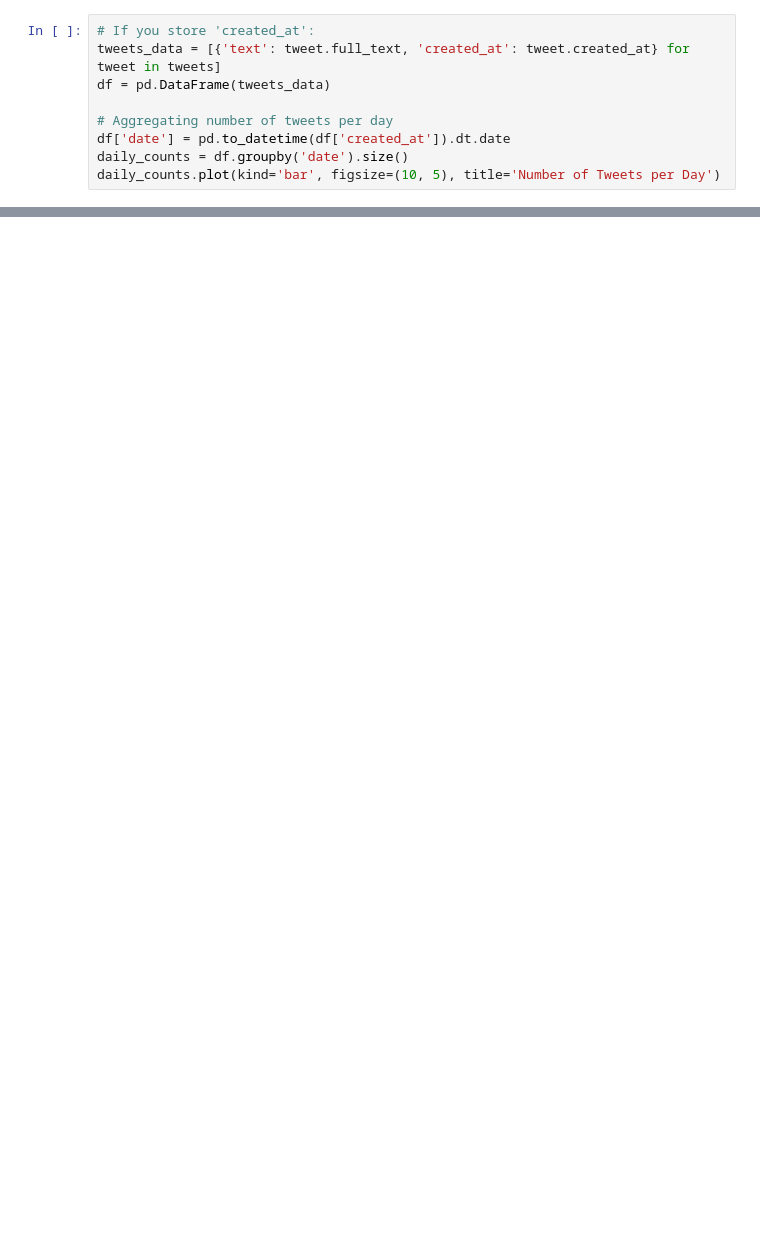
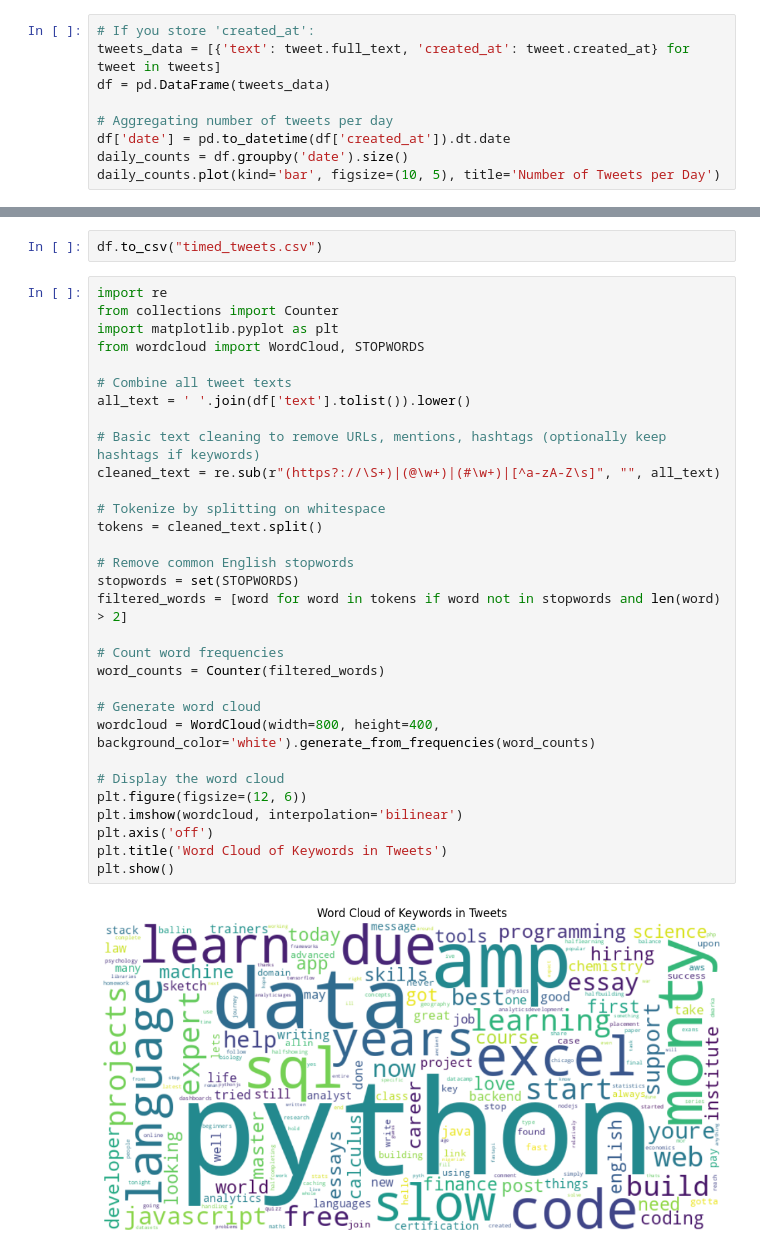
Before and after one commit to neeyatlotlikar/semester3, a Jupyter notebook: SNA/twitter_analysis.ipynb, the cells around one changed output, grey strips where cells are left out. Cells and saved outputs as stored; diff of their text form; blank space fills up the shorter version.

```diff
--- a/SNA/twitter_analysis.ipynb
+++ b/SNA/twitter_analysis.ipynb
@@ -42,0 +115,35 @@ daily_counts.plot(kind='bar', figsize=(10, 5), title='Number of Tweets per Day')
+# %%
+df.to_csv("timed_tweets.csv")
+# %%
+import re
+from collections import Counter
+import matplotlib.pyplot as plt
+from wordcloud import WordCloud, STOPWORDS
+
+# Combine all tweet texts
+all_text = ' '.join(df['text'].tolist()).lower()
+
+# Basic text cleaning to remove URLs, mentions, hashtags (optionally keep hashtags if keywords)
+cleaned_text = re.sub(r"(https?://\S+)|(@\w+)|(#\w+)|[^a-zA-Z\s]", "", all_text)
+
+# Tokenize by splitting on whitespace
+tokens = cleaned_text.split()
+
+# Remove common English stopwords
+stopwords = set(STOPWORDS)
+filtered_words = [word for word in tokens if word not in stopwords and len(word) > 2]
+
+# Count word frequencies
+word_counts = Counter(filtered_words)
+
+# Generate word cloud
+wordcloud = WordCloud(width=800, height=400, background_color='white').generate_from_frequencies(word_counts)
+
+# Display the word cloud
+plt.figure(figsize=(12, 6))
+plt.imshow(wordcloud, interpolation='bilinear')
+plt.axis('off')
+plt.title('Word Cloud of Keywords in Tweets')
+plt.show()
+# %% [output]
+[figure, added]
```
Also changed, not shown: parts of 8 cells of this notebook, 6 other files.
